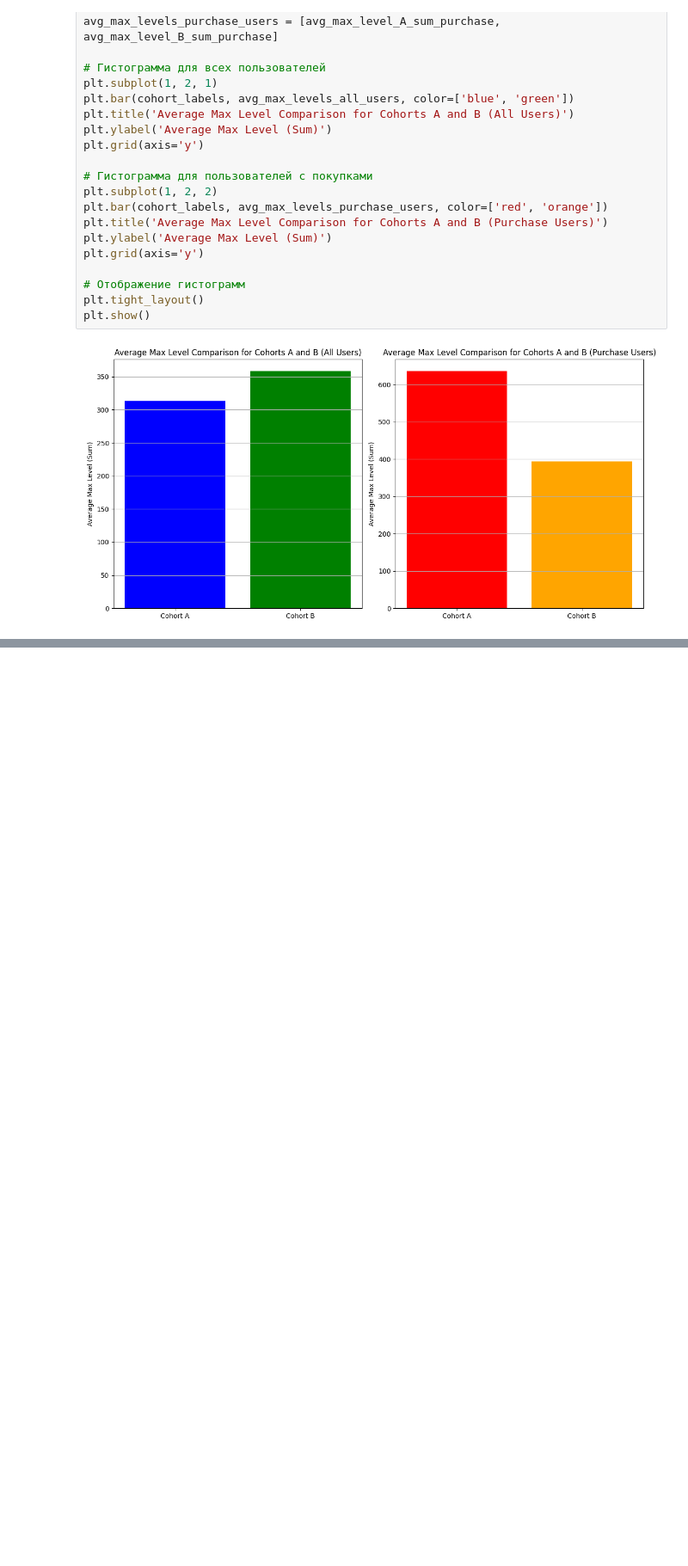
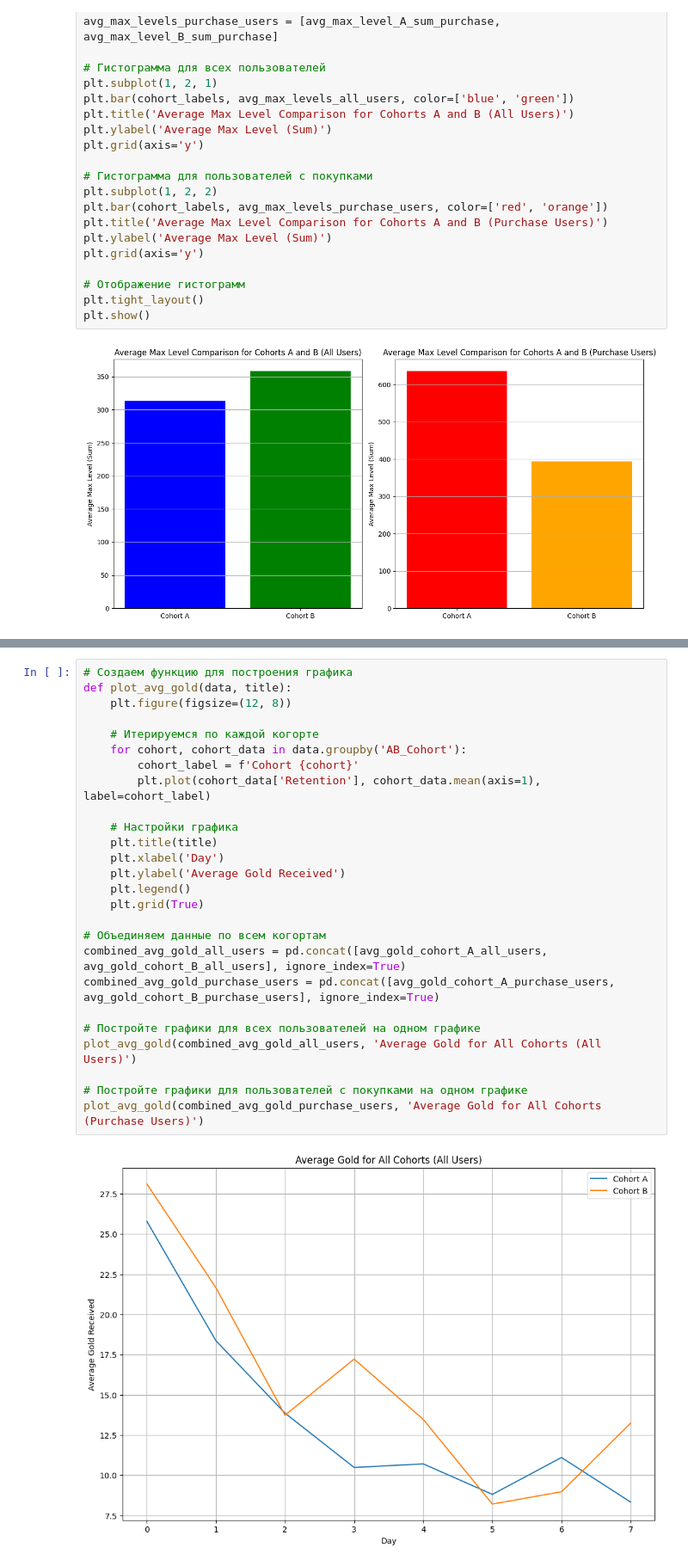
Before and after one commit to prosto-vlad19/A-B_testing_analysis, a Jupyter notebook: activity.ipynb, the cells around one changed output, grey strips where cells are left out. Shown at 86% size. Cells and saved outputs as stored; diff of their text form; blank space fills up the shorter version.

```diff
--- a/activity.ipynb
+++ b/activity.ipynb
@@ -365,0 +410,28 @@ plt.show()
+# %%
+# Создаем функцию для построения графика
+def plot_avg_gold(data, title):
+    plt.figure(figsize=(12, 8))
+
+    # Итерируемся по каждой когорте
+    for cohort, cohort_data in data.groupby('AB_Cohort'):
+        cohort_label = f'Cohort {cohort}'
+        plt.plot(cohort_data['Retention'], cohort_data.mean(axis=1), label=cohort_label)
+
+    # Настройки графика
+    plt.title(title)
+    plt.xlabel('Day')
+    plt.ylabel('Average Gold Received')
+    plt.legend()
+    plt.grid(True)
+
+# Объединяем данные по всем когортам
+combined_avg_gold_all_users = pd.concat([avg_gold_cohort_A_all_users, avg_gold_cohort_B_all_users], ignore_index=True)
+combined_avg_gold_purchase_users = pd.concat([avg_gold_cohort_A_purchase_users, avg_gold_cohort_B_purchase_users], ignore_index=True)
+
+# Постройте графики для всех пользователей на одном графике
+plot_avg_gold(combined_avg_gold_all_users, 'Average Gold for All Cohorts (All Users)')
+
+# Постройте графики для пользователей с покупками на одном графике
+plot_avg_gold(combined_avg_gold_purchase_users, 'Average Gold for All Cohorts (Purchase Users)')
+# %% [output]
+[figure, added]
```
Also changed, not shown: parts of 2 cells of this notebook.
